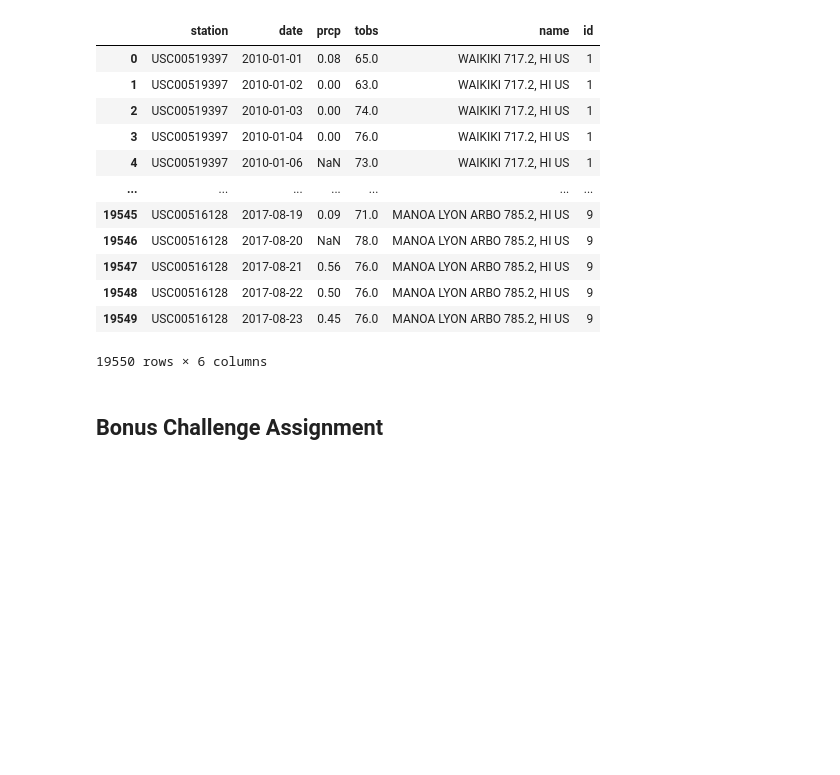
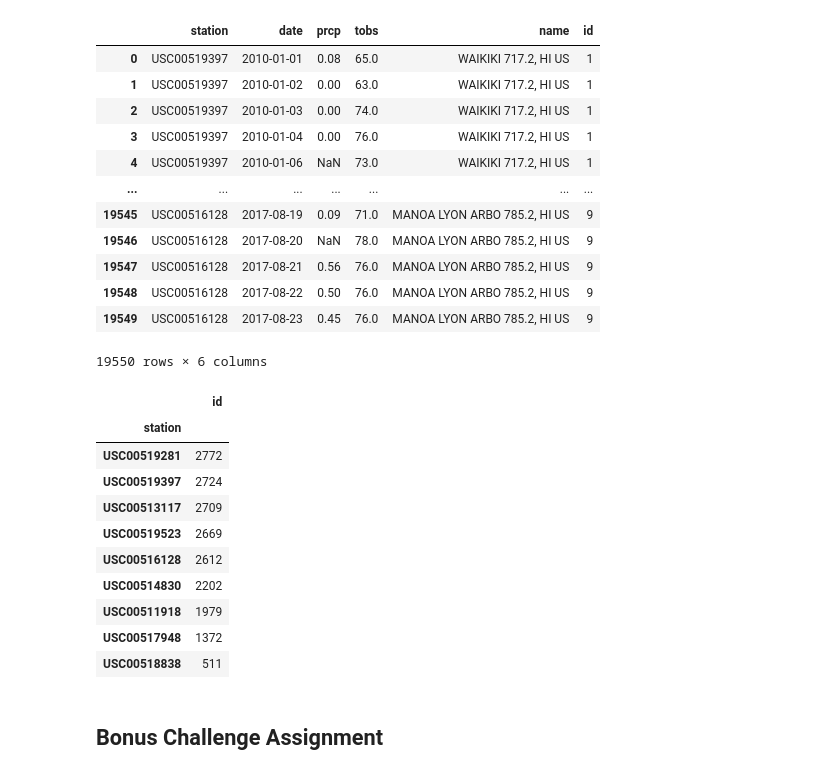
Before and after one commit to walaha2002/sqlalchemy-challenge, a Jupyter notebook: climate_starter.ipynb, the cells around one changed output. Drawn from its saved outputs; the diff is of its cells as text; code cells hidden in the pictures; blank space fills up the shorter version.

Commit message:
- Retrieves stations with ID and counts in descending order

```diff
--- a/climate_starter.ipynb
+++ b/climate_starter.ipynb
@@ -273,6 +272,28 @@ merge_df
 | 19548 | USC00516128 | 2017-08-22 | 0.50 | 76.0 | MANOA LYON ARBO 785.2, HI US | 9 |
 | 19549 | USC00516128 | 2017-08-23 | 0.45 | 76.0 | MANOA LYON ARBO 785.2, HI US | 9 |
 19550 rows × 6 columns
+# %%
+# What are the most active stations? (i.e. what stations have the most rows)?
+# List the stations and the counts in descending order.
+group_df=merge_df[['station','id']]
+
+group=group_df.groupby(['station']).count()
+group
+
+sorted_df=group.sort_values(['id'],ascending=False)
+sorted_df
+# %% [output]
+|  | id |
+| station |  |
+| USC00519281 | 2772 |
+| USC00519397 | 2724 |
+| USC00513117 | 2709 |
+| USC00519523 | 2669 |
+| USC00516128 | 2612 |
+| USC00514830 | 2202 |
+| USC00511918 | 1979 |
+| USC00517948 | 1372 |
+| USC00518838 | 511 |
 # %%
 # Using the station id from the previous query, calculate the lowest temperature recorded,
 # highest temperature recorded, and average temperature of the most active station?
```
Also changed, not shown: parts of 1 cell of this notebook.
